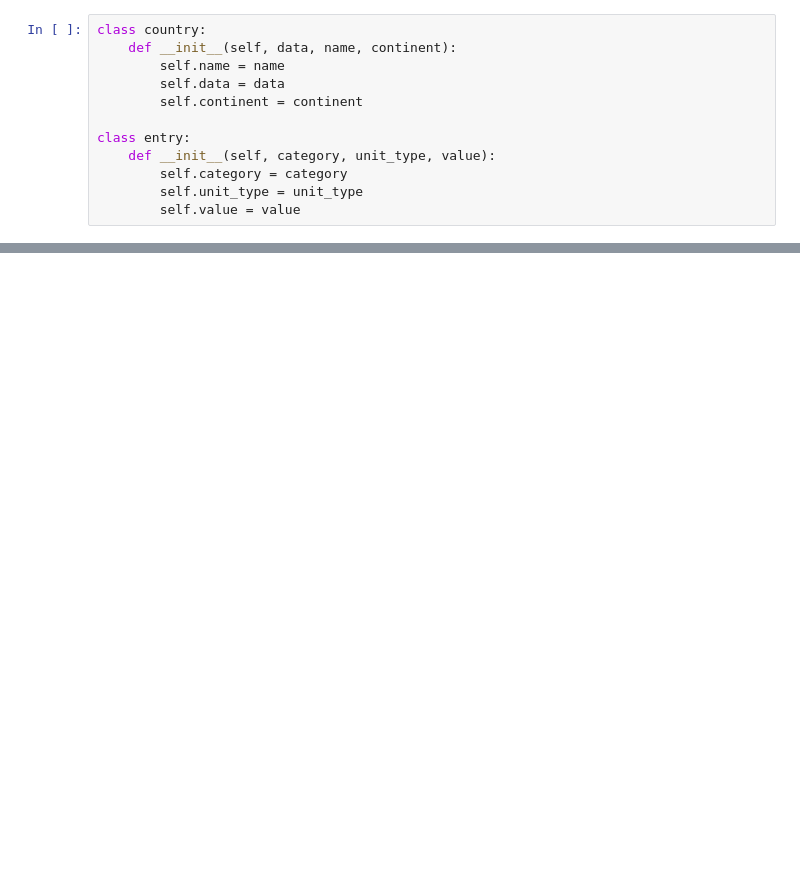
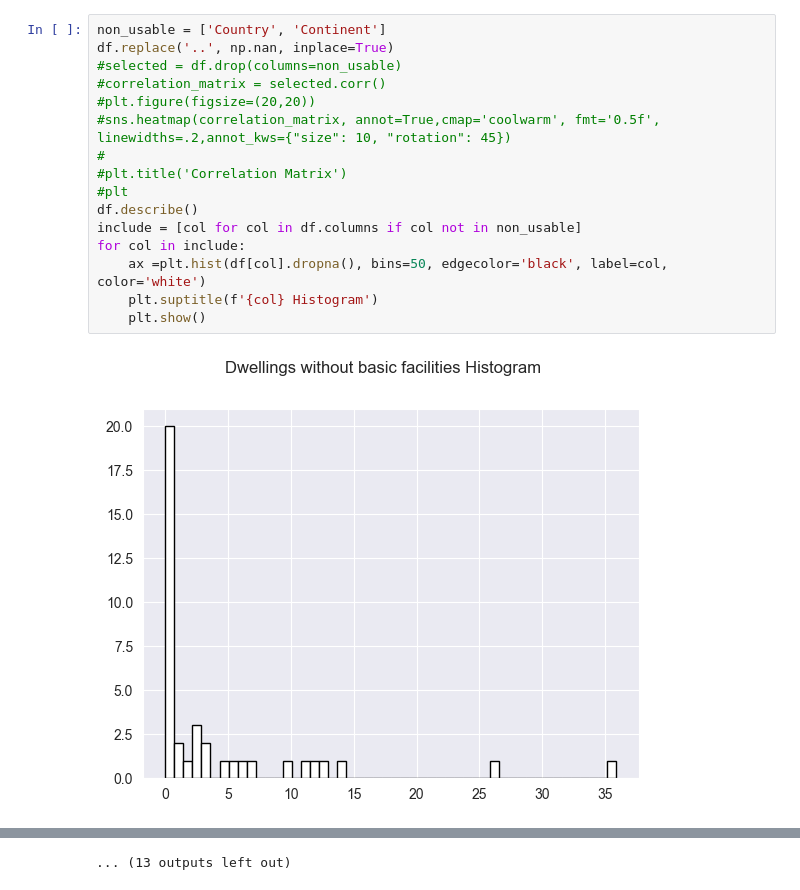
Before and after one commit to 28Storm28/CSC3833_Coursework_1, a Jupyter notebook: data_wrangling.ipynb, the cells around one changed output, grey strips where cells are left out. Drawn from its saved outputs; the diff is of its cells as text; blank space fills up the shorter version.

Commit message:
Added some histograms

```diff
--- a/data_wrangling.ipynb
+++ b/data_wrangling.ipynb
@@ -40,14 +41,20 @@ chart2
 # %% [output]
 [interactive output not drawn]
 # %%
-class country:
-    def __init__(self, data, name, continent):
-        self.name = name
-        self.data = data
-        self.continent = continent
-
-class entry:
-    def __init__(self, category, unit_type, value):
-        self.category = category
-        self.unit_type = unit_type
-        self.value = value
+non_usable = ['Country', 'Continent']
+df.replace('..', np.nan, inplace=True)
+#selected = df.drop(columns=non_usable)
+#correlation_matrix = selected.corr()
+#plt.figure(figsize=(20,20))
+#sns.heatmap(correlation_matrix, annot=True,cmap='coolwarm', fmt='0.5f', linewidths=.2,annot_kws={"size": 10, "rotation": 45})
+#
+#plt.title('Correlation Matrix')
+#plt
+df.describe()
+include = [col for col in df.columns if col not in non_usable]
+for col in include:
+    ax =plt.hist(df[col].dropna(), bins=50, edgecolor='black', label=col, color='white')
+    plt.suptitle(f'{col} Histogram')
+    plt.show()
+# %% [output]
+[figure, added]
@@ -53,0 +72 @@ class entry:
+... (13 outputs left out)
```
Also changed, not shown: parts of 3 cells of this notebook, 2 other files.
